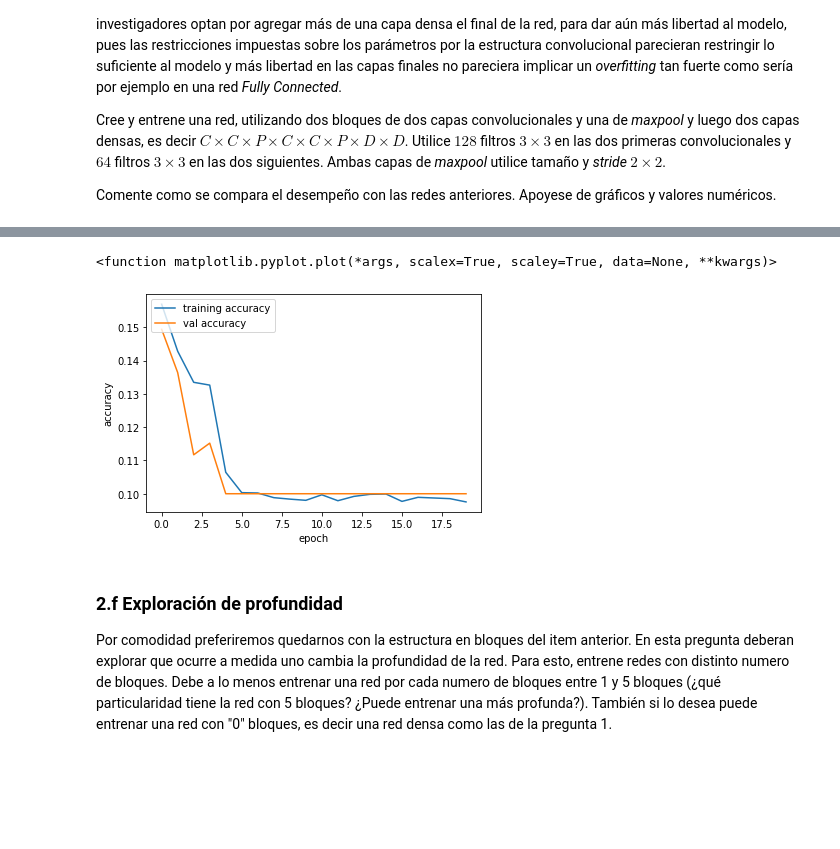
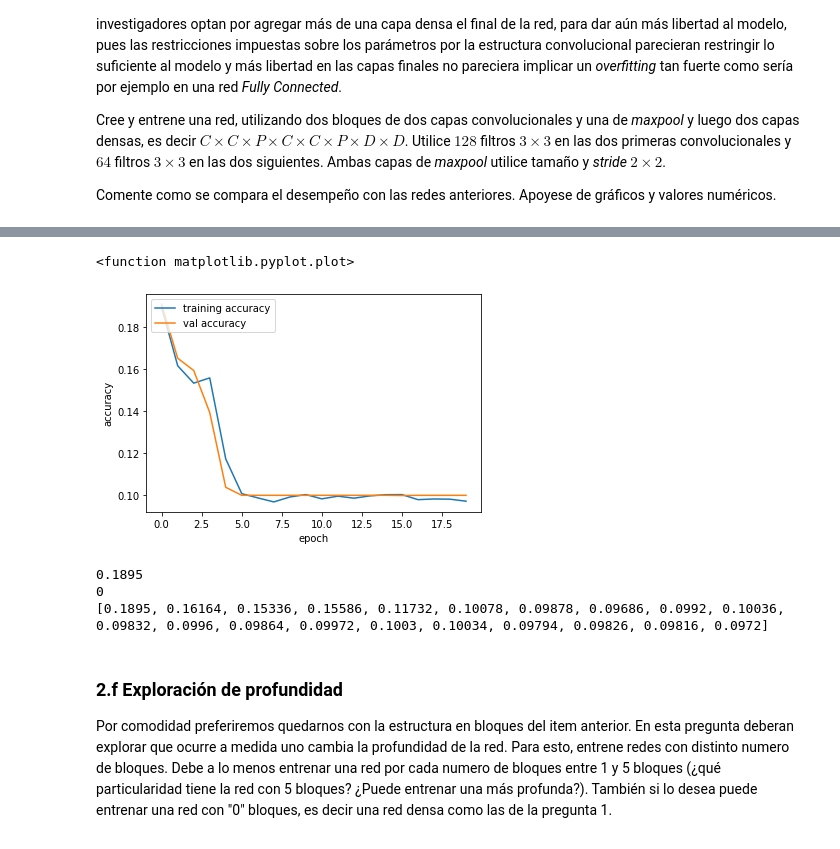
Before and after one commit to gekkoseba/Redes-neuronales, a Jupyter notebook: Tareas/Enunciado Tarea 1.ipynb, the cells around one changed output, grey strips where cells are left out. Saved outputs shown, nothing was run; the diff lists cells and outputs as text; code cells hidden in the pictures; blank space fills up the shorter version.

```diff
--- a/Tareas/Enunciado Tarea 1.ipynb
+++ b/Tareas/Enunciado Tarea 1.ipynb
@@ -1800,13 +1799,21 @@ Epoch 20/20
 # %%
-plt.plot(history.history["accuracy"],label="training accuracy")
-plt.plot(history.history["val_accuracy"],label="val accuracy")
+plt.plot(history.history["acc"],label="training accuracy")
+plt.plot(history.history["val_acc"],label="val accuracy")
 plt.legend(loc="upper left")
 plt.ylabel('accuracy')
 plt.xlabel('epoch')
 plt.plot
 # %% [output]
-<function matplotlib.pyplot.plot(*args, scalex=True, scaley=True, data=None, **kwargs)>
+<function matplotlib.pyplot.plot>
-[figure, old version]
+[figure, new version]
+# %%
+print(max(history.history['acc']))
+print(history.history['acc'].index(max(history.history['acc'])))
+print(history.history['acc'])
+# %% [output]
+0.1895
+0
+[0.1895, 0.16164, 0.15336, 0.15586, 0.11732, 0.10078, 0.09878, 0.09686, 0.0992, 0.10036, 0.09832, 0.0996, 0.09864, 0.09972, 0.1003, 0.10034, 0.09794, 0.09826, 0.09816, 0.0972]
 # %% [markdown]
 ### 2.f Exploración de profundidad
 
```
Also changed, not shown: parts of 8 cells of this notebook.
